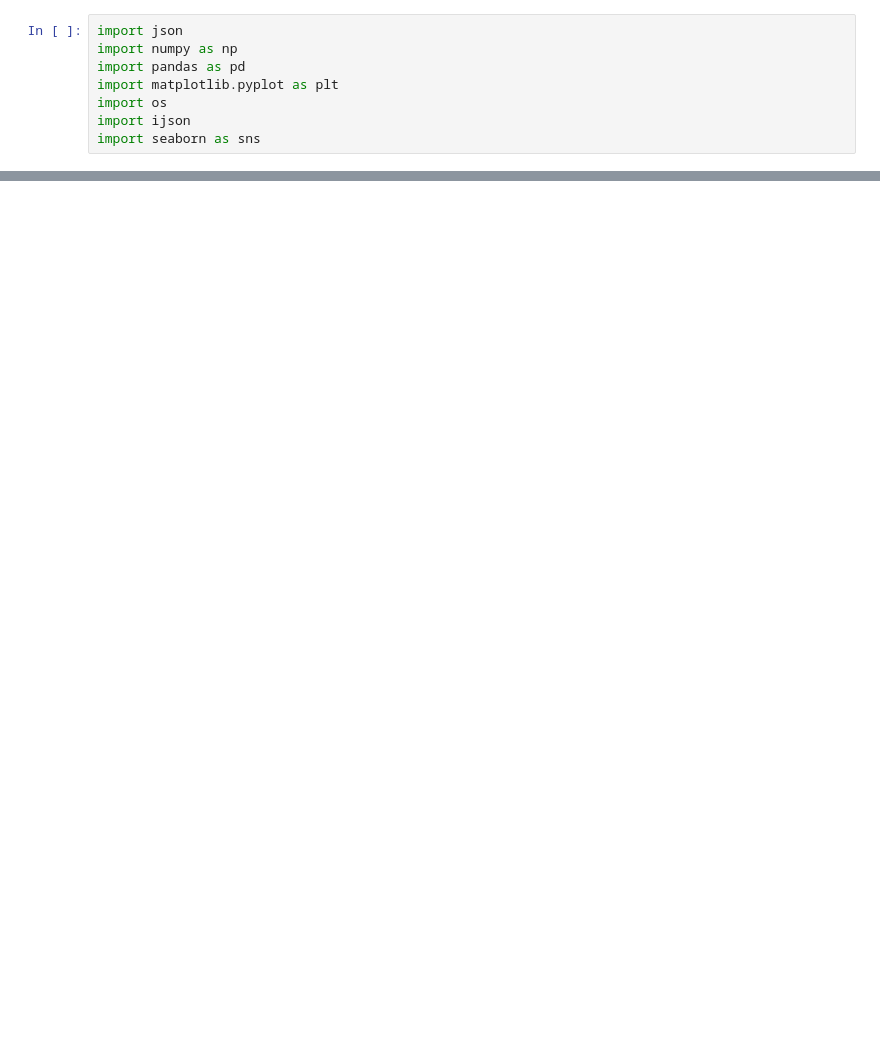
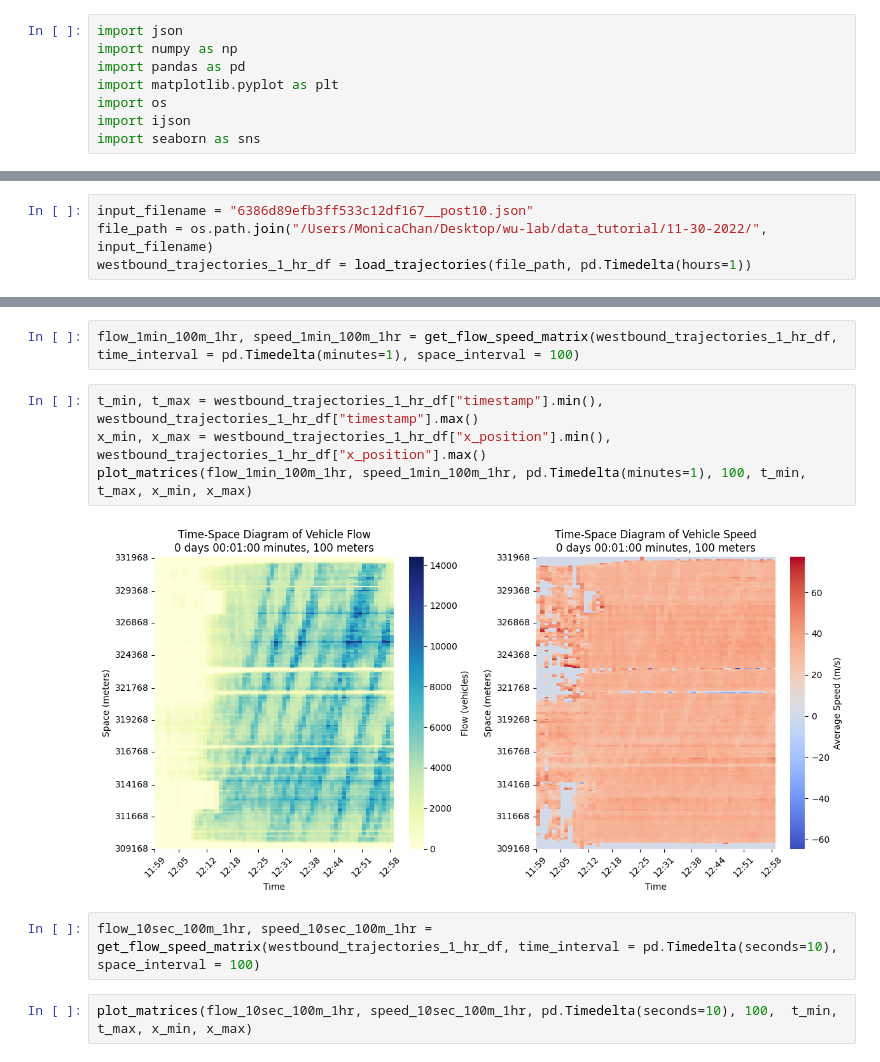
Before and after one commit to woxsao/macroscopic-sim-calibration, a Jupyter notebook: FlowSpeed.ipynb, the cells around one changed output, grey strips where cells are left out. Saved outputs shown, nothing was run; the diff lists cells and outputs as text; blank space fills up the shorter version.

Commit message:
1 hour

```diff
--- a/FlowSpeed.ipynb
+++ b/FlowSpeed.ipynb
@@ -207,0 +171,4 @@ plot_matrices(flow_10sec_100m, speed_10sec_100m, pd.Timedelta(seconds=10), 100,
+# %%
+input_filename = "6386d89efb3ff533c12df167__post10.json"
+file_path = os.path.join("/Users/MonicaChan/Desktop/wu-lab/data_tutorial/11-30-2022/", input_filename)
+westbound_trajectories_1_hr_df = load_trajectories(file_path, pd.Timedelta(hours=1))
@@ -207,0 +193,12 @@ plot_matrices(flow_10sec_100m, speed_10sec_100m, pd.Timedelta(seconds=10), 100,
+# %%
+flow_1min_100m_1hr, speed_1min_100m_1hr = get_flow_speed_matrix(westbound_trajectories_1_hr_df, time_interval = pd.Timedelta(minutes=1), space_interval = 100)
+# %%
+t_min, t_max = westbound_trajectories_1_hr_df["timestamp"].min(), westbound_trajectories_1_hr_df["timestamp"].max()
+x_min, x_max = westbound_trajectories_1_hr_df["x_position"].min(), westbound_trajectories_1_hr_df["x_position"].max()
+plot_matrices(flow_1min_100m_1hr, speed_1min_100m_1hr, pd.Timedelta(minutes=1), 100, t_min, t_max, x_min, x_max)
+# %% [output]
+[figure, added]
+# %%
+flow_10sec_100m_1hr, speed_10sec_100m_1hr = get_flow_speed_matrix(westbound_trajectories_1_hr_df, time_interval = pd.Timedelta(seconds=10), space_interval = 100)
+# %%
+plot_matrices(flow_10sec_100m_1hr, speed_10sec_100m_1hr, pd.Timedelta(seconds=10), 100,  t_min, t_max, x_min, x_max)
```
Also changed, not shown: parts of 9 cells of this notebook.
